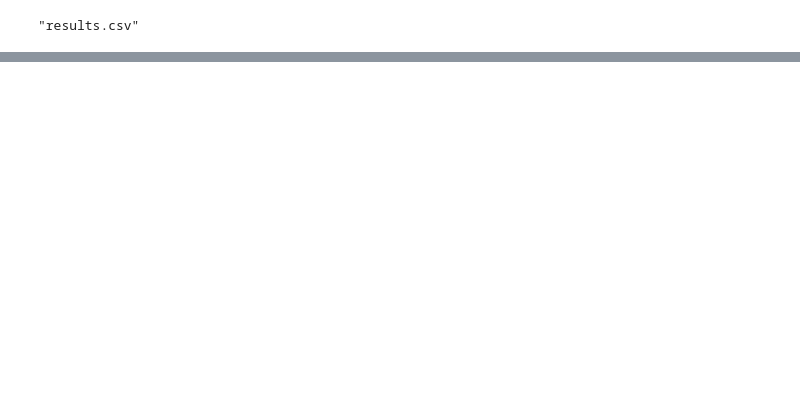
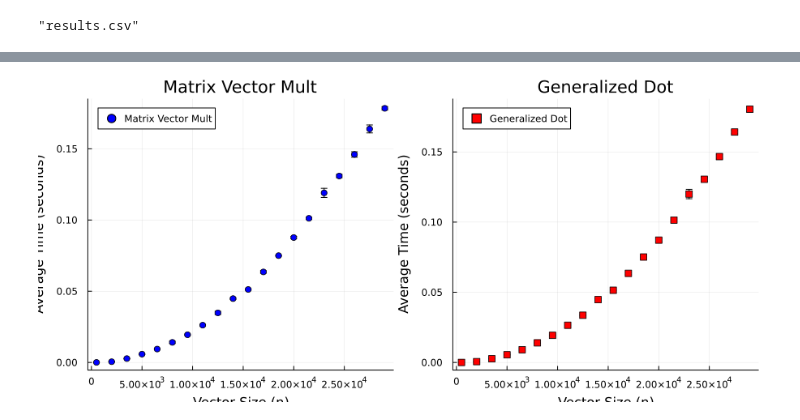
Before and after one commit to bialywaldemar/MOwNiT, a Jupyter notebook: lab1/1.Mownit_Lab_DataFrames_lab1.ipynb, the cells around one changed output, grey strips where cells are left out. Drawn from its saved outputs; the diff is of its cells as text; code cells hidden in the pictures; blank space fills up the shorter version.

```diff
--- a/lab1/1.Mownit_Lab_DataFrames_lab1.ipynb
+++ b/lab1/1.Mownit_Lab_DataFrames_lab1.ipynb
@@ -508,0 +549,9 @@ plot!(avg_matrix   _vector.n, avg_matrix_vector.avg_time, label="Matrix Vector M
+# %%
+plot(
+    scatter(mvm_results.n, mvm_results.avg_time, yerror=mvm_results.std_time, color=:blue, label="Matrix Vector Mult", xlabel="Vector Size (n)", ylabel="Average Time (seconds)", title="Matrix Vector Mult", marker=:circle),
+    scatter(generalized_results.n, generalized_results.avg_time, yerror=generalized_results.std_time, color=:red, label="Generalized Dot", xlabel="Vector Size (n)", ylabel="Average Time (seconds)", title="Generalized Dot", marker=:square),
+    layout = (1,2),
+    size = (900,400)
+)
+# %% [output]
+[figure, added]
```
Also changed, not shown: parts of 8 cells of this notebook.
